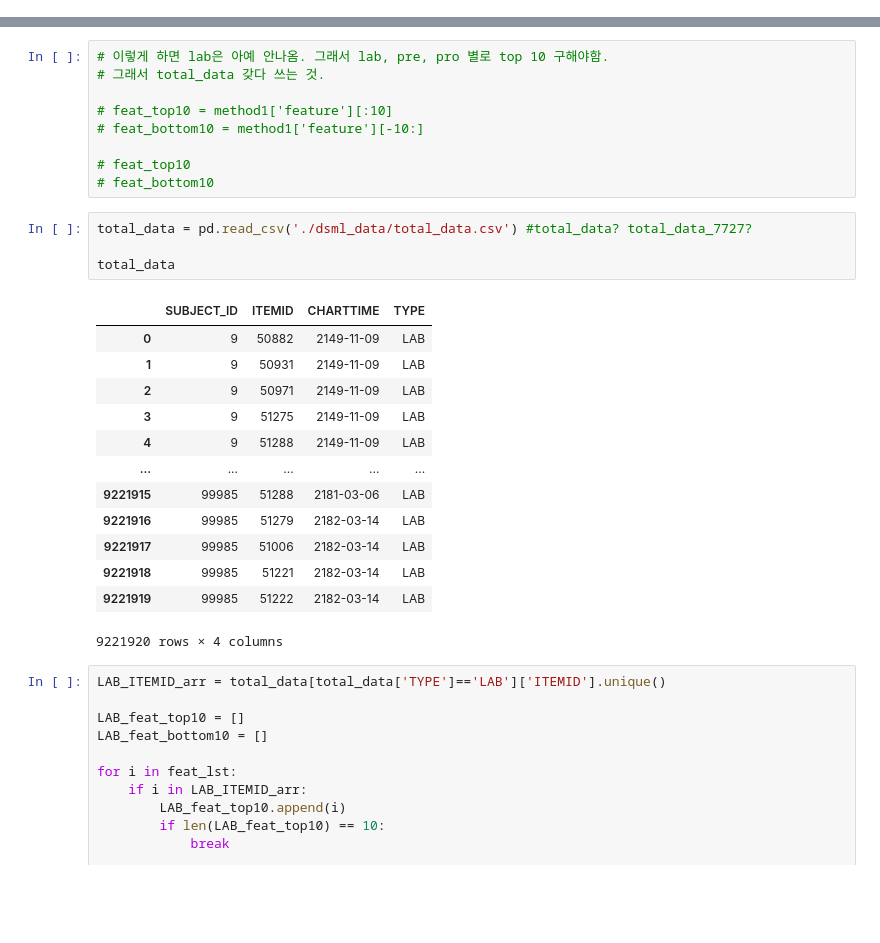
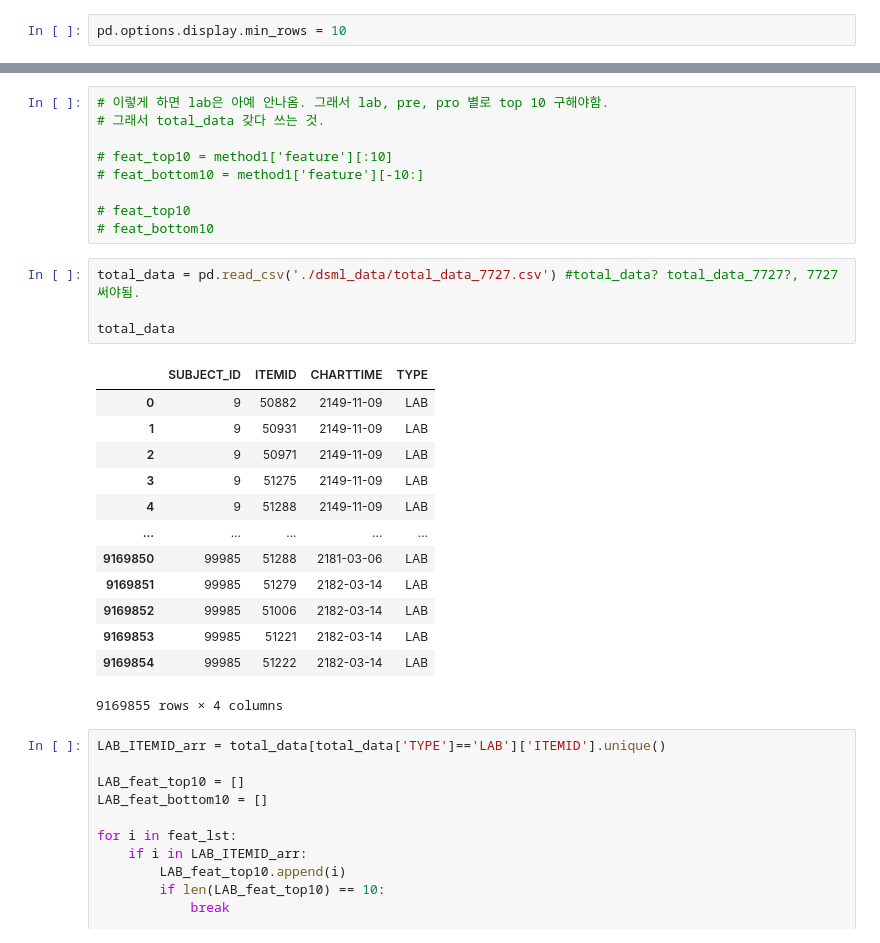
Before and after one commit to GaYounKoh/DSML_re, a Jupyter notebook: [2 again] Method1, df_all, ReLU, Sign정리 및 그래프까지.ipynb, the cells around one changed output, grey strips where cells are left out. Saved outputs shown, nothing was run; the diff lists cells and outputs as text; blank space fills up the shorter version.

```diff
--- a/[2 again] Method1, df_all, ReLU, Sign정리 및 그래프까지.ipynb
+++ b/[2 again] Method1, df_all, ReLU, Sign정리 및 그래프까지.ipynb
@@ -286,0 +268,2 @@ True
+# %%
+pd.options.display.min_rows = 10
@@ -318,23 +486,23 @@ feat_lst = method1['feature'].to_list()
 # feat_top10
 # feat_bottom10
 # %%
-total_data = pd.read_csv('./dsml_data/total_data.csv') #total_data? total_data_7727?
+total_data = pd.read_csv('./dsml_data/total_data_7727.csv') #total_data? total_data_7727?, 7727 써야됨.
 
 total_data
 # %% [output]
 |  | SUBJECT_ID | ITEMID | CHARTTIME | TYPE |
 | 0 | 9 | 50882 | 2149-11-09 | LAB |
 | 1 | 9 | 50931 | 2149-11-09 | LAB |
 | 2 | 9 | 50971 | 2149-11-09 | LAB |
 | 3 | 9 | 51275 | 2149-11-09 | LAB |
 | 4 | 9 | 51288 | 2149-11-09 | LAB |
 | ... | ... | ... | ... | ... |
-| 9221915 | 99985 | 51288 | 2181-03-06 | LAB |
-| 9221916 | 99985 | 51279 | 2182-03-14 | LAB |
-| 9221917 | 99985 | 51006 | 2182-03-14 | LAB |
-| 9221918 | 99985 | 51221 | 2182-03-14 | LAB |
-| 9221919 | 99985 | 51222 | 2182-03-14 | LAB |
+| 9169850 | 99985 | 51288 | 2181-03-06 | LAB |
+| 9169851 | 99985 | 51279 | 2182-03-14 | LAB |
+| 9169852 | 99985 | 51006 | 2182-03-14 | LAB |
+| 9169853 | 99985 | 51221 | 2182-03-14 | LAB |
+| 9169854 | 99985 | 51222 | 2182-03-14 | LAB |
-9221920 rows × 4 columns
+9169855 rows × 4 columns
 # %%
 LAB_ITEMID_arr = total_data[total_data['TYPE']=='LAB']['ITEMID'].unique()
 
```
Also changed, not shown: parts of 38 cells of this notebook.
